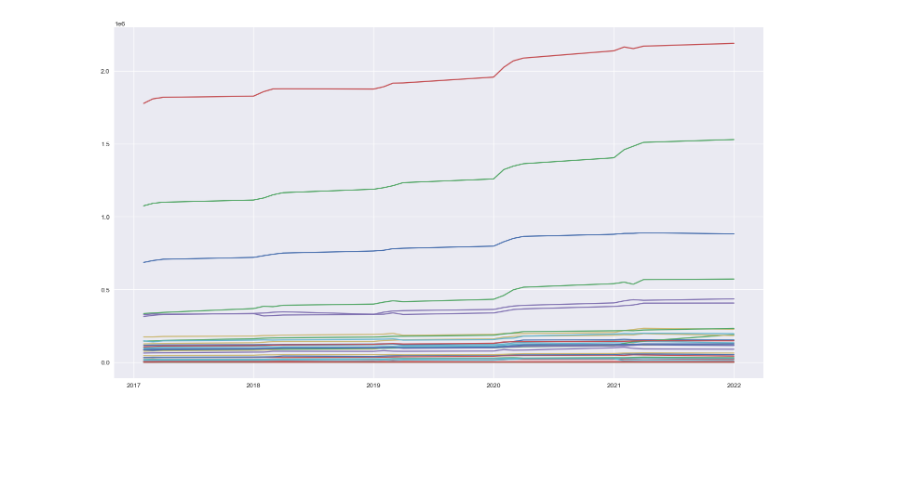
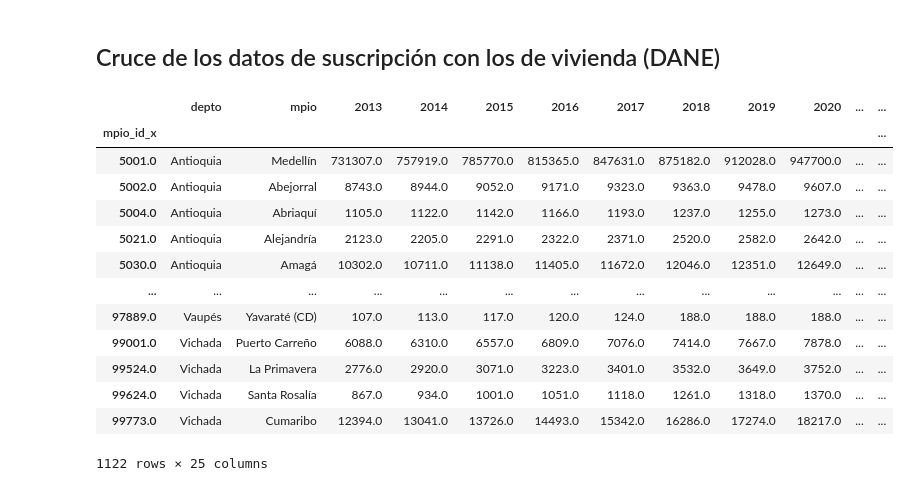
Before and after one commit to caramirezs/DataJam2022, a Jupyter notebook: Internet_suscr.ipynb, the cells around one changed output. Drawn from its saved outputs; the diff is of its cells as text; code cells hidden in the pictures; blank space fills up the shorter version.

```diff
--- a/Internet_suscr.ipynb
+++ b/Internet_suscr.ipynb
@@ -160,15 +155,28 @@ df.T
-# %%
-import datetime as dt
-import matplotlib.pyplot as plt
-plt.style.use('seaborn')
-
-dates = [dt.datetime.strptime(date, "%Y/%m") for date in datetime_list]
-
-plt.figure(figsize=(18,10), dpi=100)
-for dpto in new_index[:]:
-    y_values = df.loc[dpto]
-    plt.plot_date(dates, y_values, '-')
-
-plt.show()
-# %% [output]
-[figure, removed]
+# %% [markdown]
+## Cruce de los datos de suscripción con los de vivienda (DANE)
+# %%
+df_viv1=pd.read_excel("./dane/vivi1.xlsx",sheet_name="esta")[1:]
+df_viv2=pd.read_excel("./dane/vivi2.xlsx",sheet_name="esta")[1:]
+df_viv=df_viv1.merge(df_viv2,on=["depto","mpio","tipo"],how='outer').fillna(0)
+del df_viv2,df_viv1
+df_viv = df_viv[df_viv['tipo']=='Total'].drop(['depto_id_x', 'tipo', 'depto_id_y', 'mpio_id_y',
+                                               2005, 2006, 2007, 2008, 2009, 2010, 2011,
+                                               2012], axis=1)
+df_viv.columns = df_viv.columns.astype(str)
+df_viv.set_index('mpio_id_x', inplace=True)
+df_viv
+# %% [output]
+|  | depto | mpio | 2013 | 2014 | 2015 | 2016 | 2017 | 2018 | 2019 | 2020 | ... | ... |
+| mpio_id_x |  |  |  |  |  |  |  |  |  |  |  | ... |
+| 5001.0 | Antioquia | Medellín | 731307.0 | 757919.0 | 785770.0 | 815365.0 | 847631.0 | 875182.0 | 912028.0 | 947700.0 | ... | ... |
+| 5002.0 | Antioquia | Abejorral | 8743.0 | 8944.0 | 9052.0 | 9171.0 | 9323.0 | 9363.0 | 9478.0 | 9607.0 | ... | ... |
+| 5004.0 | Antioquia | Abriaquí | 1105.0 | 1122.0 | 1142.0 | 1166.0 | 1193.0 | 1237.0 | 1255.0 | 1273.0 | ... | ... |
+| 5021.0 | Antioquia | Alejandría | 2123.0 | 2205.0 | 2291.0 | 2322.0 | 2371.0 | 2520.0 | 2582.0 | 2642.0 | ... | ... |
+| 5030.0 | Antioquia | Amagá | 10302.0 | 10711.0 | 11138.0 | 11405.0 | 11672.0 | 12046.0 | 12351.0 | 12649.0 | ... | ... |
+| ... | ... | ... | ... | ... | ... | ... | ... | ... | ... | ... | ... | ... |
+| 97889.0 | Vaupés | Yavaraté (CD) | 107.0 | 113.0 | 117.0 | 120.0 | 124.0 | 188.0 | 188.0 | 188.0 | ... | ... |
+| 99001.0 | Vichada | Puerto Carreño | 6088.0 | 6310.0 | 6557.0 | 6809.0 | 7076.0 | 7414.0 | 7667.0 | 7878.0 | ... | ... |
+| 99524.0 | Vichada | La Primavera | 2776.0 | 2920.0 | 3071.0 | 3223.0 | 3401.0 | 3532.0 | 3649.0 | 3752.0 | ... | ... |
+| 99624.0 | Vichada | Santa Rosalía | 867.0 | 934.0 | 1001.0 | 1051.0 | 1118.0 | 1261.0 | 1318.0 | 1370.0 | ... | ... |
+| 99773.0 | Vichada | Cumaribo | 12394.0 | 13041.0 | 13726.0 | 14493.0 | 15342.0 | 16286.0 | 17274.0 | 18217.0 | ... | ... |
+1122 rows × 25 columns
```
Also changed, not shown: parts of 22 cells of this notebook, 11 other files.
